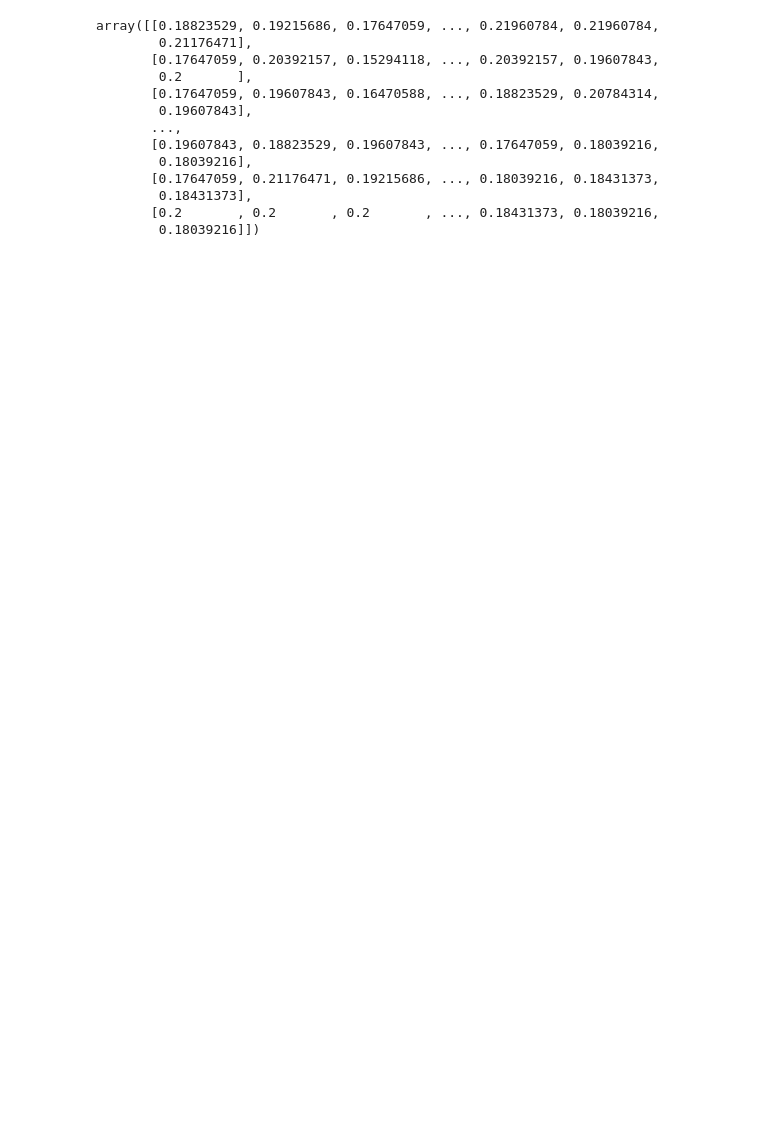
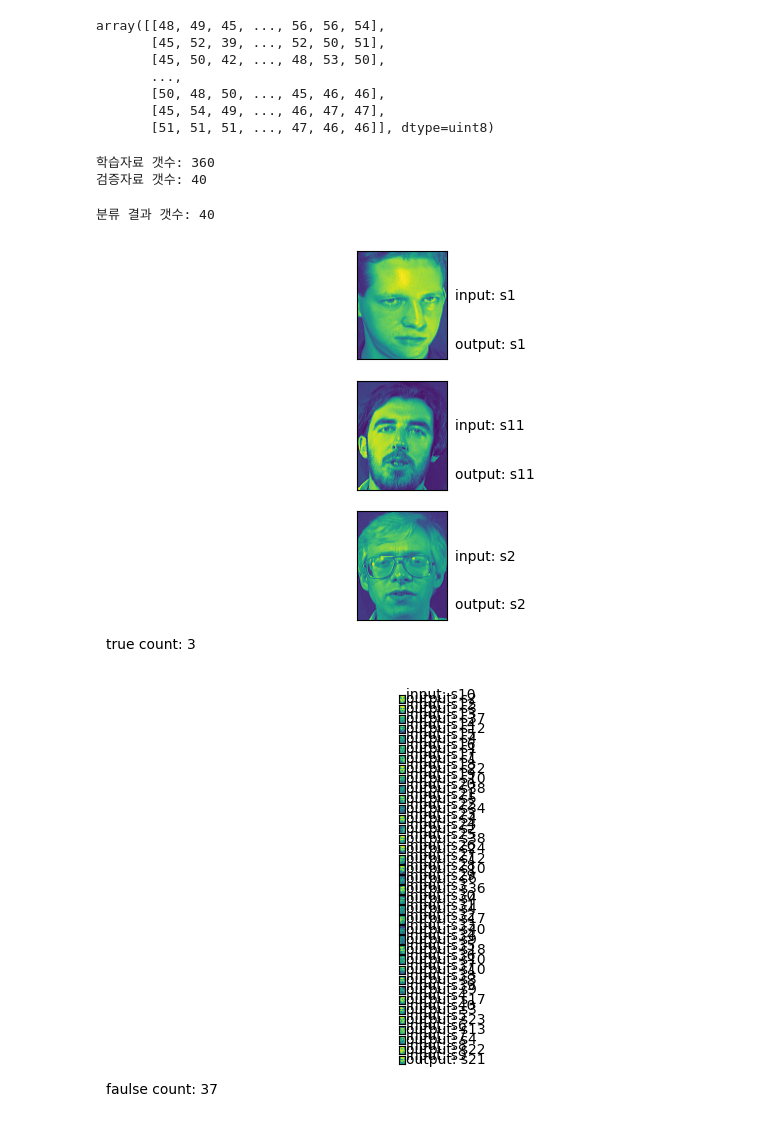
Before and after one commit to joseongho/python, a Jupyter notebook: test.ipynb, the cells around one changed output. Cells and saved outputs as stored; diff of their text form; code cells hidden in the pictures; blank space fills up the shorter version.

```diff
--- a/test.ipynb
+++ b/test.ipynb
@@ -171,18 +196,31 @@ class MyReport:
 # %%
 
-data = ImageLoader()
+data.load(storedDir='data',inputDir='input')
+data.storedImage[0].show()
 data.storedImage[0].getArray()
 # %% [output]
-array([[0.18823529, 0.19215686, 0.17647059, ..., 0.21960784, 0.21960784,
-        0.21176471],
-       [0.17647059, 0.20392157, 0.15294118, ..., 0.20392157, 0.19607843,
-        0.2       ],
-       [0.17647059, 0.19607843, 0.16470588, ..., 0.18823529, 0.20784314,
-        0.19607843],
+array([[48, 49, 45, ..., 56, 56, 54],
+       [45, 52, 39, ..., 52, 50, 51],
+       [45, 50, 42, ..., 48, 53, 50],
        ...,
-       [0.19607843, 0.18823529, 0.19607843, ..., 0.17647059, 0.18039216,
-        0.18039216],
-       [0.17647059, 0.21176471, 0.19215686, ..., 0.18039216, 0.18431373,
-        0.18431373],
-       [0.2       , 0.2       , 0.2       , ..., 0.18431373, 0.18039216,
-        0.18039216]])
+       [50, 48, 50, ..., 45, 46, 46],
+       [45, 54, 49, ..., 46, 47, 47],
+       [51, 51, 51, ..., 47, 46, 46]], dtype=uint8)
+# %%
+print('학습자료 갯수: '+str(len(data.storedImage)))
+print('검증자료 갯수: '+str(len(data.inputImage)))
+# %% [output]
+학습자료 갯수: 360
+검증자료 갯수: 40
+# %%
+
+myAI.analyze(imageData=data.storedImage, inputImage=data.inputImage)
+print('분류 결과 갯수: '+str(len(myAI.result)))
+# %% [output]
+분류 결과 갯수: 40
+# %%
+
+report.plot(inputData=data.inputImage, result=myAI.result)
+# %% [output]
+[figure, added]
+[figure, added]
```
Also changed, not shown: parts of 12 cells of this notebook.
